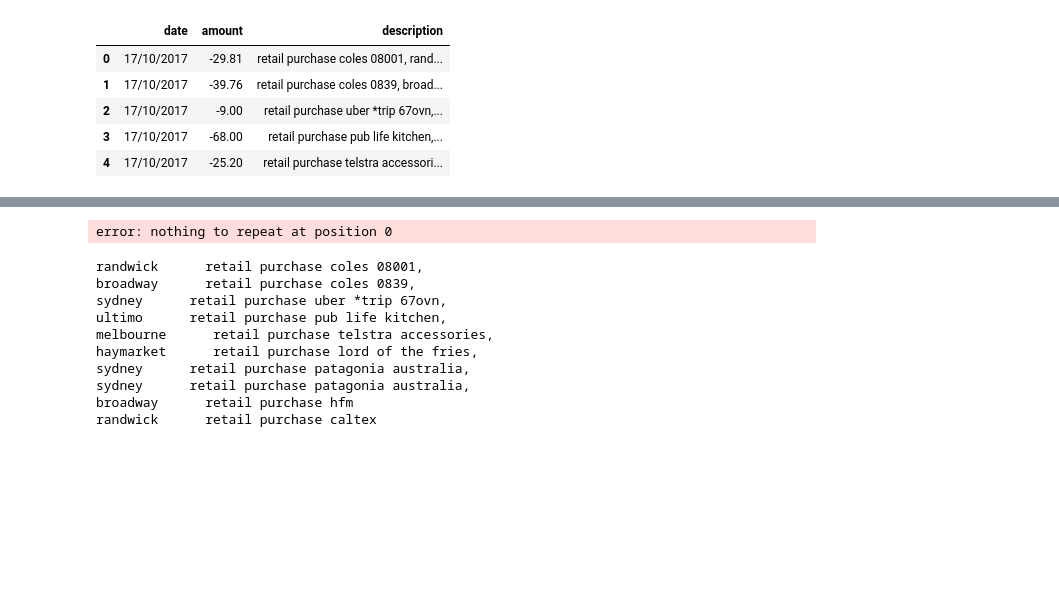
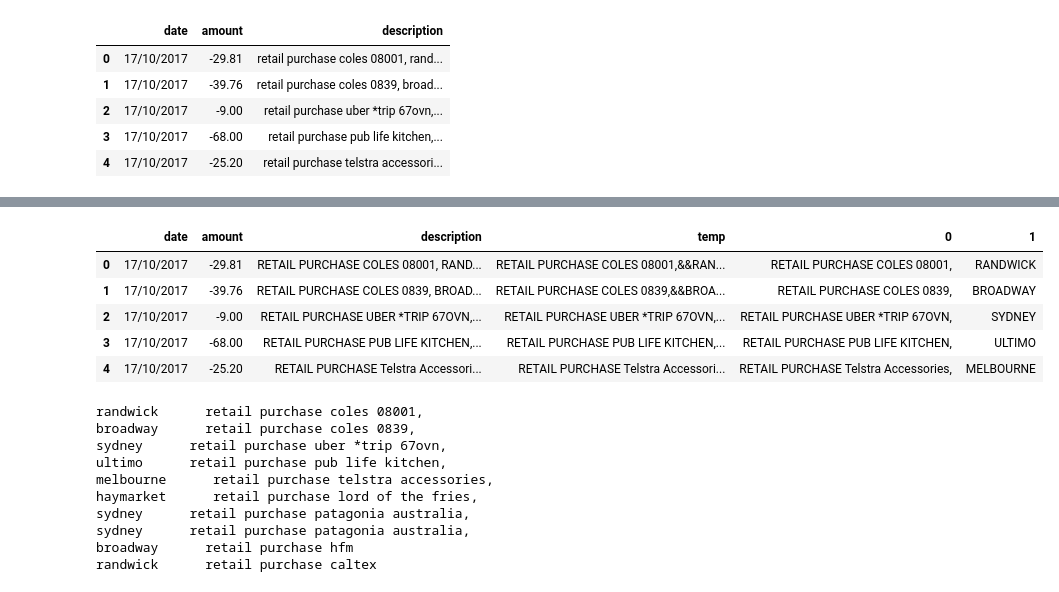
Before and after one commit to khalido/money_bot, a Jupyter notebook: pocketbook_csv.ipynb, the cells around one changed output, grey strips where cells are left out. Saved outputs shown, nothing was run; the diff lists cells and outputs as text; code cells hidden in the pictures; blank space fills up the shorter version.

```diff
--- a/pocketbook_csv.ipynb
+++ b/pocketbook_csv.ipynb
@@ -186,9 +176,16 @@ bb.head(5)
 # %%
 # data = data.join(data.category.str.split(" - ", expand=True))
-bb = bb.join(bb.temp.str.split("++++", expand=True))
-bb.head()
+df = bb.temp.str.split("&&", expand=True)
+df.head()
+df2 = bb.join(df)
+df2.head()
 # %% [output]
-error: nothing to repeat at position 0
+|  | date | amount | description | temp | 0 | 1 |
+| 0 | 17/10/2017 | -29.81 | RETAIL PURCHASE COLES 08001, RAND... | RETAIL PURCHASE COLES 08001,&&RAN... | RETAIL PURCHASE COLES 08001, | RANDWICK |
+| 1 | 17/10/2017 | -39.76 | RETAIL PURCHASE COLES 0839, BROAD... | RETAIL PURCHASE COLES 0839,&&BROA... | RETAIL PURCHASE COLES 0839, | BROADWAY |
+| 2 | 17/10/2017 | -9.00 | RETAIL PURCHASE UBER *TRIP 67OVN,... | RETAIL PURCHASE UBER *TRIP 67OVN,... | RETAIL PURCHASE UBER *TRIP 67OVN, | SYDNEY |
+| 3 | 17/10/2017 | -68.00 | RETAIL PURCHASE PUB LIFE KITCHEN,... | RETAIL PURCHASE PUB LIFE KITCHEN,... | RETAIL PURCHASE PUB LIFE KITCHEN, | ULTIMO |
+| 4 | 17/10/2017 | -25.20 | RETAIL PURCHASE Telstra Accessori... | RETAIL PURCHASE Telstra Accessori... | RETAIL PURCHASE Telstra Accessories, | MELBOURNE |
 # %%
 import re
 #trans = "retail purchase ultimo minimarket qps, ultimo"
```
Also changed, not shown: parts of 7 cells of this notebook, 2 other files.
